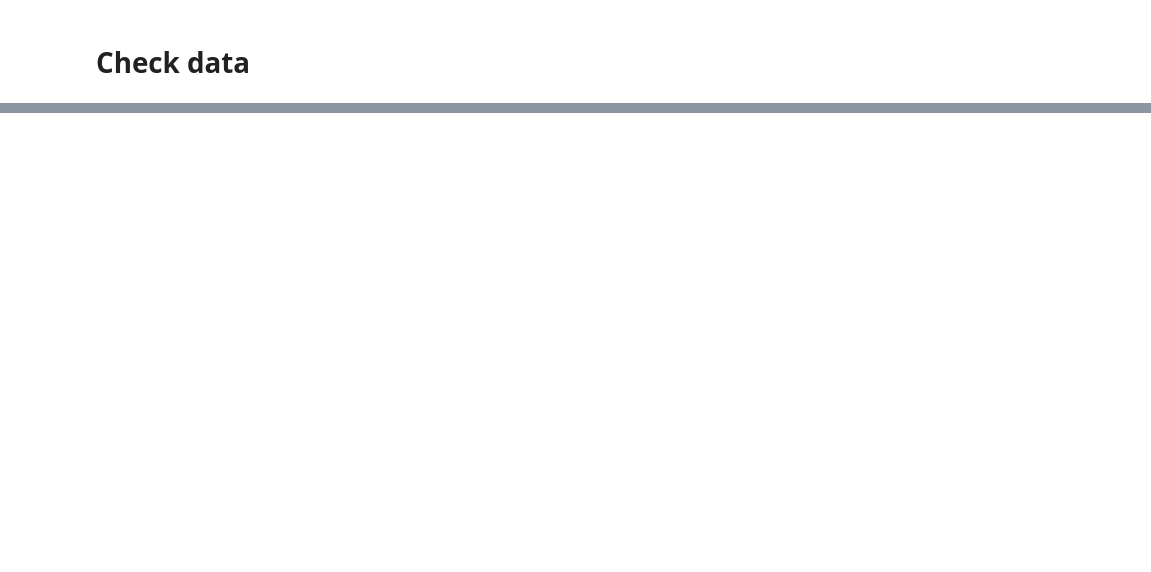
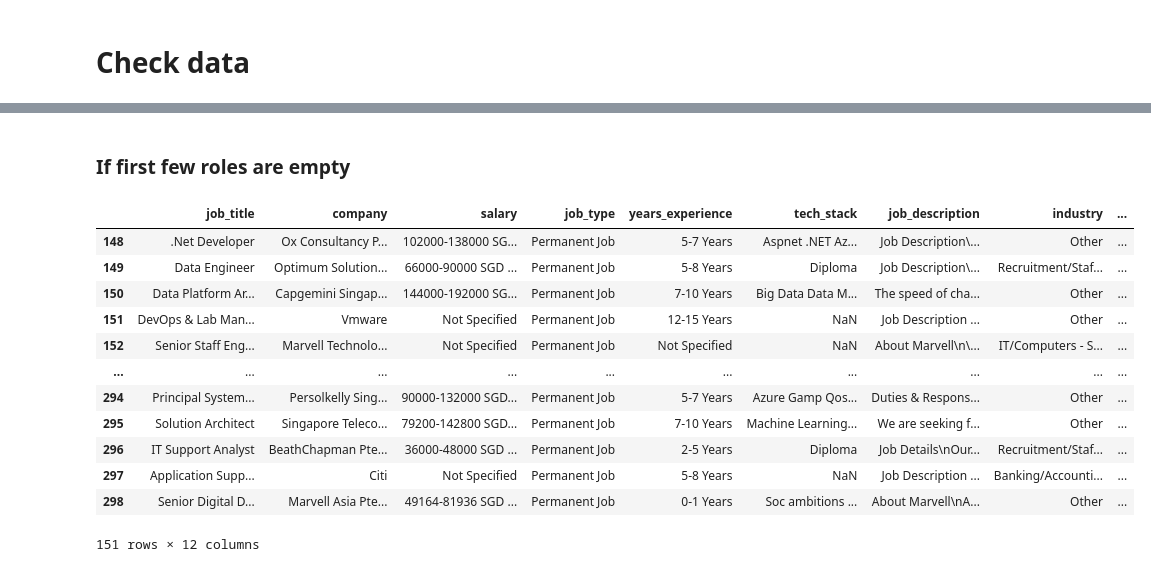
Before and after one commit to joshuawong96/job-posting-analysis, a Jupyter notebook: scraping/Monster Sg.ipynb, the cells around one changed output, grey strips where cells are left out. Cells and saved outputs as stored; diff of their text form; code cells hidden in the pictures; blank space fills up the shorter version.

```diff
--- a/scraping/Monster Sg.ipynb
+++ b/scraping/Monster Sg.ipynb
@@ -391 +403,21 @@ check_df
 300 rows × 12 columns
+# %% [markdown]
+### If first few roles are empty
+# %%
+check_df.dropna(how='all', inplace=True)
+# %%
+check_df
+# %% [output]
+|  | job_title | company | salary | job_type | years_experience | tech_stack | job_description | industry | ... |
+| 148 | .Net Developer | Ox Consultancy P... | 102000-138000 SG... | Permanent Job | 5-7 Years | Aspnet .NET Az... | Job Description\... | Other | ... |
+| 149 | Data Engineer | Optimum Solution... | 66000-90000 SGD ... | Permanent Job | 5-8 Years | Diploma | Job Description\... | Recruitment/Staf... | ... |
+| 150 | Data Platform Ar... | Capgemini Singap... | 144000-192000 SG... | Permanent Job | 7-10 Years | Big Data Data M... | The speed of cha... | Other | ... |
+| 151 | DevOps & Lab Man... | Vmware | Not Specified | Permanent Job | 12-15 Years | NaN | Job Description ... | Other | ... |
+| 152 | Senior Staff Eng... | Marvell Technolo... | Not Specified | Permanent Job | Not Specified | NaN | About Marvell\n\... | IT/Computers - S... | ... |
+| ... | ... | ... | ... | ... | ... | ... | ... | ... | ... |
+| 294 | Principal System... | Persolkelly Sing... | 90000-132000 SGD... | Permanent Job | 5-7 Years | Azure Gamp Qos... | Duties & Respons... | Other | ... |
+| 295 | Solution Architect | Singapore Teleco... | 79200-142800 SGD... | Permanent Job | 7-10 Years | Machine Learning... | We are seeking f... | Other | ... |
+| 296 | IT Support Analyst | BeathChapman Pte... | 36000-48000 SGD ... | Permanent Job | 2-5 Years | Diploma | Job Details\nOur... | Recruitment/Staf... | ... |
+| 297 | Application Supp... | Citi | Not Specified | Permanent Job | 5-8 Years | NaN | Job Description ... | Banking/Accounti... | ... |
+| 298 | Senior Digital D... | Marvell Asia Pte... | 49164-81936 SGD ... | Permanent Job | 0-1 Years | Soc ambitions ... | About Marvell\nA... | Other | ... |
+151 rows × 12 columns
```
Also changed, not shown: parts of 17 cells of this notebook.
